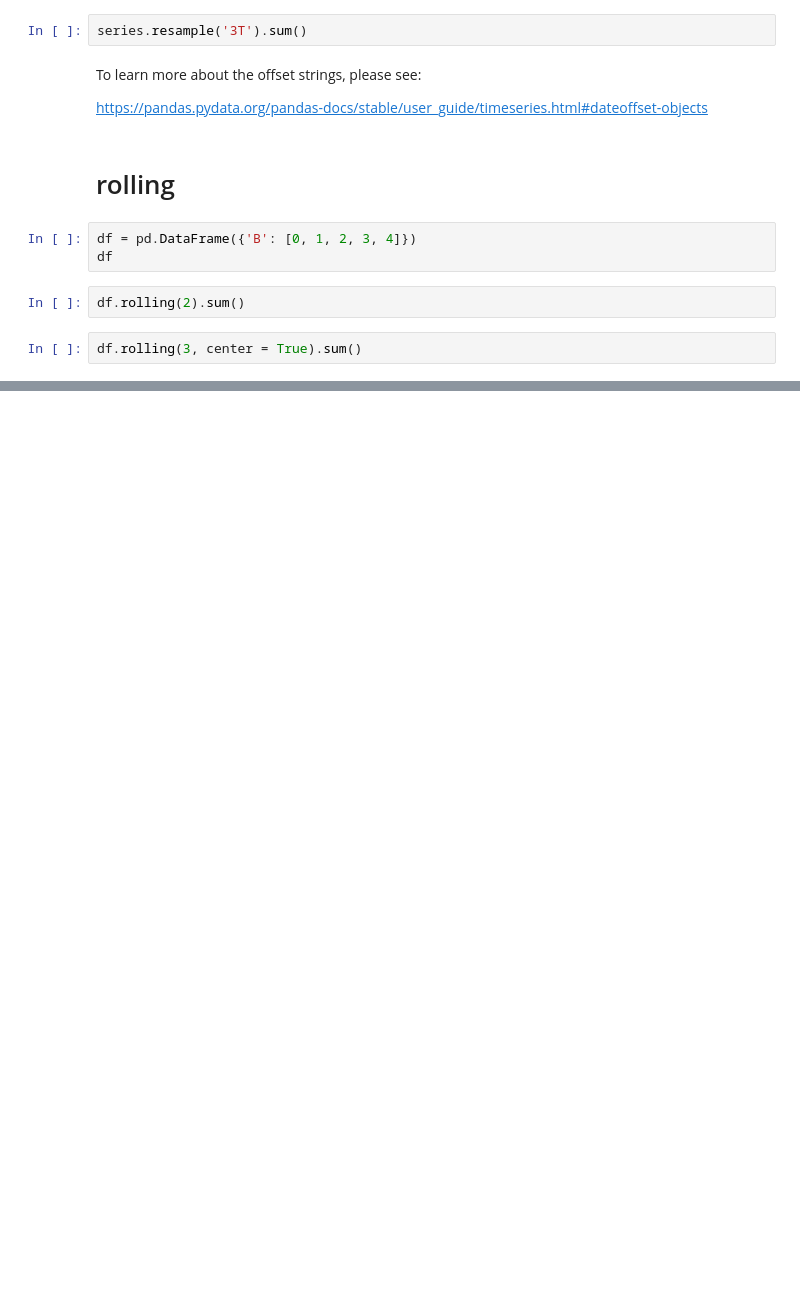
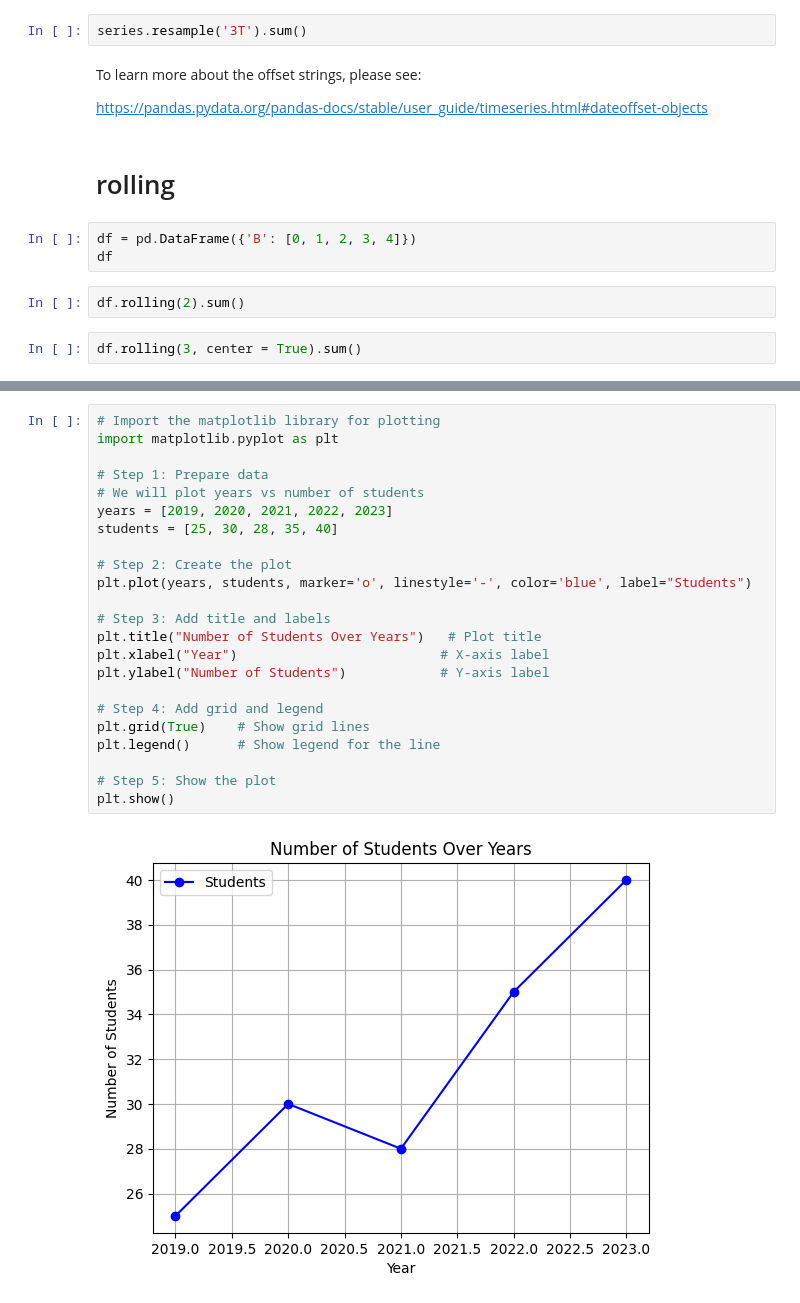
Before and after one commit to ridwanmd/CEE_676_Python_Lecture, a Jupyter notebook: ReferenceModules/03_Numpy&Pandas.ipynb, the cells around one changed output, grey strips where cells are left out. Drawn from its saved outputs; the diff is of its cells as text; blank space fills up the shorter version.

```diff
--- a/ReferenceModules/03_Numpy&Pandas.ipynb
+++ b/ReferenceModules/03_Numpy&Pandas.ipynb
@@ -326,0 +345,25 @@ df.rolling(3, center = True).sum()
+# %%
+# Import the matplotlib library for plotting
+import matplotlib.pyplot as plt
+
+# Step 1: Prepare data
+# We will plot years vs number of students
+years = [2019, 2020, 2021, 2022, 2023]
+students = [25, 30, 28, 35, 40]
+
+# Step 2: Create the plot
+plt.plot(years, students, marker='o', linestyle='-', color='blue', label="Students")
+
+# Step 3: Add title and labels
+plt.title("Number of Students Over Years")   # Plot title
+plt.xlabel("Year")                          # X-axis label
+plt.ylabel("Number of Students")            # Y-axis label
+
+# Step 4: Add grid and legend
+plt.grid(True)    # Show grid lines
+plt.legend()      # Show legend for the line
+
+# Step 5: Show the plot
+plt.show()
+# %% [output]
+[figure, added]
```
Also changed, not shown: parts of 1 cell of this notebook.
